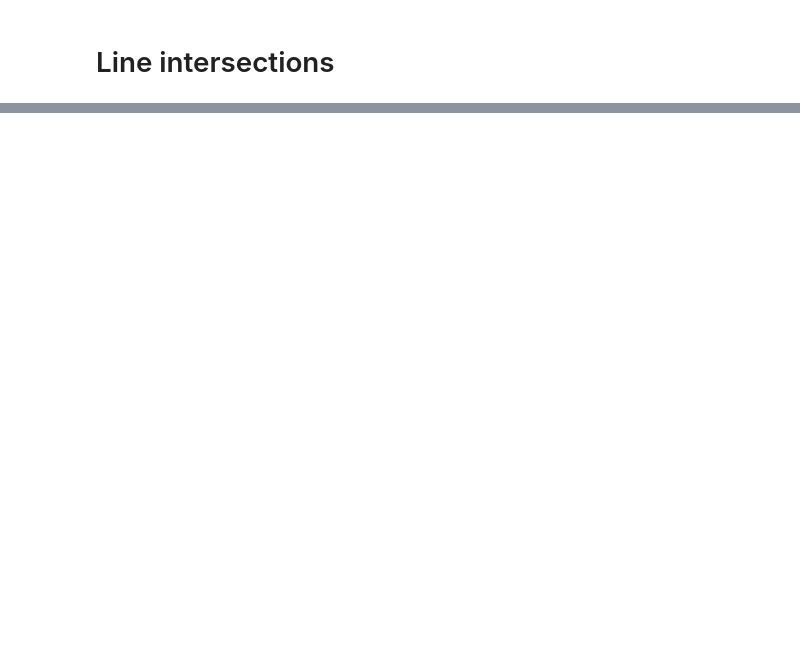
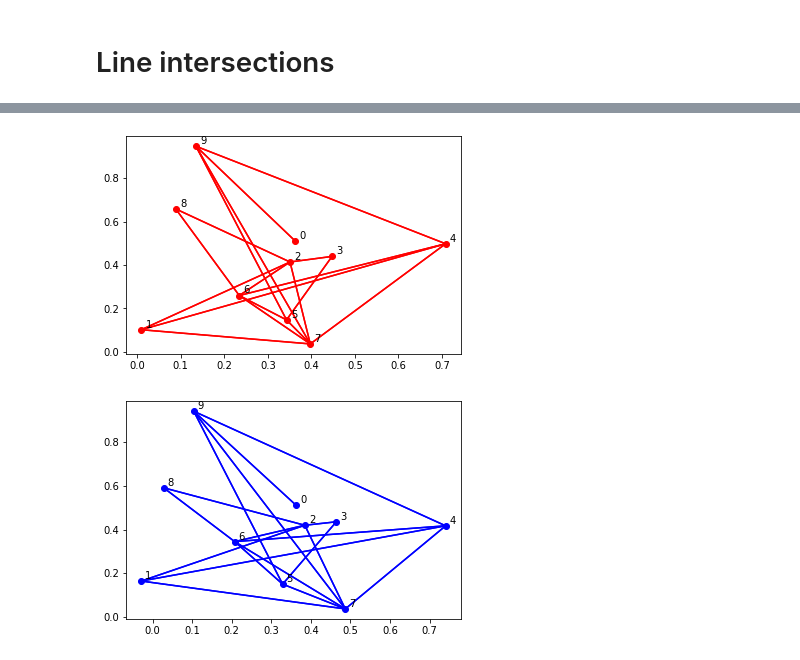
Before and after one commit to chclam/PrettyGD, a Jupyter notebook: graph_drawing_playground.ipynb, the cells around one changed output, grey strips where cells are left out. Cells and saved outputs as stored; diff of their text form; code cells hidden in the pictures; blank space fills up the shorter version.

```diff
--- a/graph_drawing_playground.ipynb
+++ b/graph_drawing_playground.ipynb
@@ -144,0 +159,8 @@ plt.show()
+# %%
+reload(ly)
+W = ly.cross_repulsion(V, E, C, adj_C, N=10, C0=1, C1=0.005, C2=0.005)
+draw(V, adj_V, 'r')
+draw(W, adj_V)
+# %% [output]
+[figure, added]
+[figure, added]
```
Also changed, not shown: parts of 6 cells of this notebook, 3 other files.
